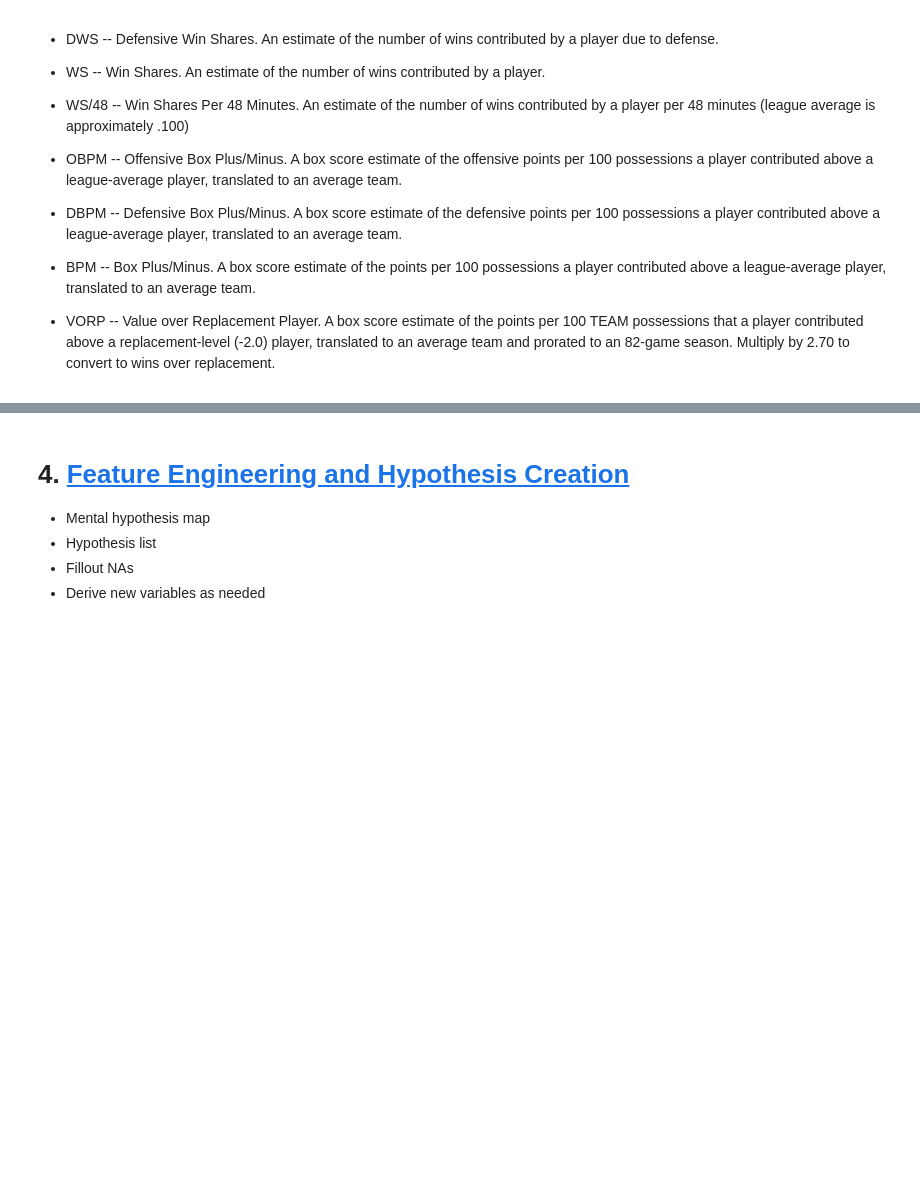
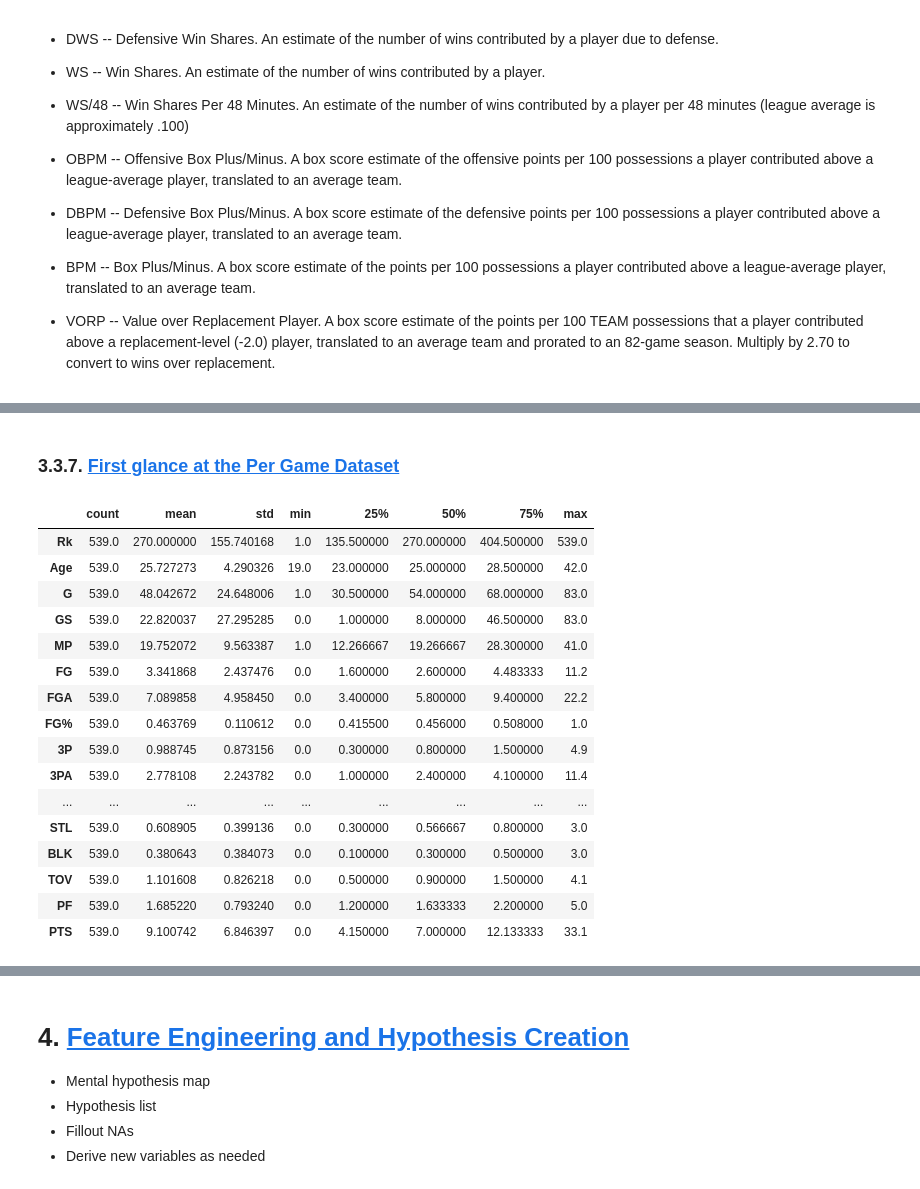
Before and after one commit to brunopiato/NBA_2022-2023, a Jupyter notebook: NBA_Season22_23.ipynb, the cells around one changed output, grey strips where cells are left out. Saved outputs shown, nothing was run; the diff lists cells and outputs as text; code cells hidden in the pictures; blank space fills up the shorter version.

```diff
--- a/NBA_Season22_23.ipynb
+++ b/NBA_Season22_23.ipynb
@@ -406,0 +636,21 @@ Name: 3PA, Length: 679, dtype: float64
+# %%
+pergame_df = pergame_df_raw.groupby("Player_additional", as_index=False).agg(
+                      {
+                          'Rk':'first', 'Player':'first',
+                          'Pos':'first', 'Age':'first',
+                          'Tm':'first', 'G':'first',
+                          'GS':'first', 'MP':'mean',
+                          'FG':'mean', 'FGA':'mean',
+                          'FG%':'mean', '3P':'mean',
+                          '3PA':'mean', '3P%':'mean',
+                          '2P':'mean', '2PA':'mean',
+                          '2P%':'mean', 'eFG%':'mean',
+                          'FT':'mean', 'FTA':'mean',
+                          'FT%':'mean', 'ORB':'mean',
+                          'DRB':'mean', 'TRB':'mean',
+                          'AST':'mean', 'STL':'mean',
+                          'BLK':'mean', 'TOV':'mean',
+                          'PF':'mean', 'PTS':'mean',
+                          'Player_additional':'first'
+                      }
+                      )
@@ -406,0 +694,2 @@ Name: 3PA, Length: 679, dtype: float64
+# %%
+pergame_df = pergame_df.fillna(0)
@@ -406,0 +716,22 @@ Name: 3PA, Length: 679, dtype: float64
+# %% [markdown]
+### 3.3.7. <a id='toc3_3_7_'></a>[First glance at the Per Game Dataset](#toc0_)
+# %%
+pergame_df.describe().T
+# %% [output]
+|  | count | mean | std | min | 25% | 50% | 75% | max |
+| Rk | 539.0 | 270.000000 | 155.740168 | 1.0 | 135.500000 | 270.000000 | 404.500000 | 539.0 |
+| Age | 539.0 | 25.727273 | 4.290326 | 19.0 | 23.000000 | 25.000000 | 28.500000 | 42.0 |
+| G | 539.0 | 48.042672 | 24.648006 | 1.0 | 30.500000 | 54.000000 | 68.000000 | 83.0 |
+| GS | 539.0 | 22.820037 | 27.295285 | 0.0 | 1.000000 | 8.000000 | 46.500000 | 83.0 |
+| MP | 539.0 | 19.752072 | 9.563387 | 1.0 | 12.266667 | 19.266667 | 28.300000 | 41.0 |
+| FG | 539.0 | 3.341868 | 2.437476 | 0.0 | 1.600000 | 2.600000 | 4.483333 | 11.2 |
+| FGA | 539.0 | 7.089858 | 4.958450 | 0.0 | 3.400000 | 5.800000 | 9.400000 | 22.2 |
+| FG% | 539.0 | 0.463769 | 0.110612 | 0.0 | 0.415500 | 0.456000 | 0.508000 | 1.0 |
+| 3P | 539.0 | 0.988745 | 0.873156 | 0.0 | 0.300000 | 0.800000 | 1.500000 | 4.9 |
+| 3PA | 539.0 | 2.778108 | 2.243782 | 0.0 | 1.000000 | 2.400000 | 4.100000 | 11.4 |
+| ... | ... | ... | ... | ... | ... | ... | ... | ... |
+| STL | 539.0 | 0.608905 | 0.399136 | 0.0 | 0.300000 | 0.566667 | 0.800000 | 3.0 |
+| BLK | 539.0 | 0.380643 | 0.384073 | 0.0 | 0.100000 | 0.300000 | 0.500000 | 3.0 |
+| TOV | 539.0 | 1.101608 | 0.826218 | 0.0 | 0.500000 | 0.900000 | 1.500000 | 4.1 |
+| PF | 539.0 | 1.685220 | 0.793240 | 0.0 | 1.200000 | 1.633333 | 2.200000 | 5.0 |
+| PTS | 539.0 | 9.100742 | 6.846397 | 0.0 | 4.150000 | 7.000000 | 12.133333 | 33.1 |
```
Also changed, not shown: parts of 101 cells of this notebook, 3 other files.
